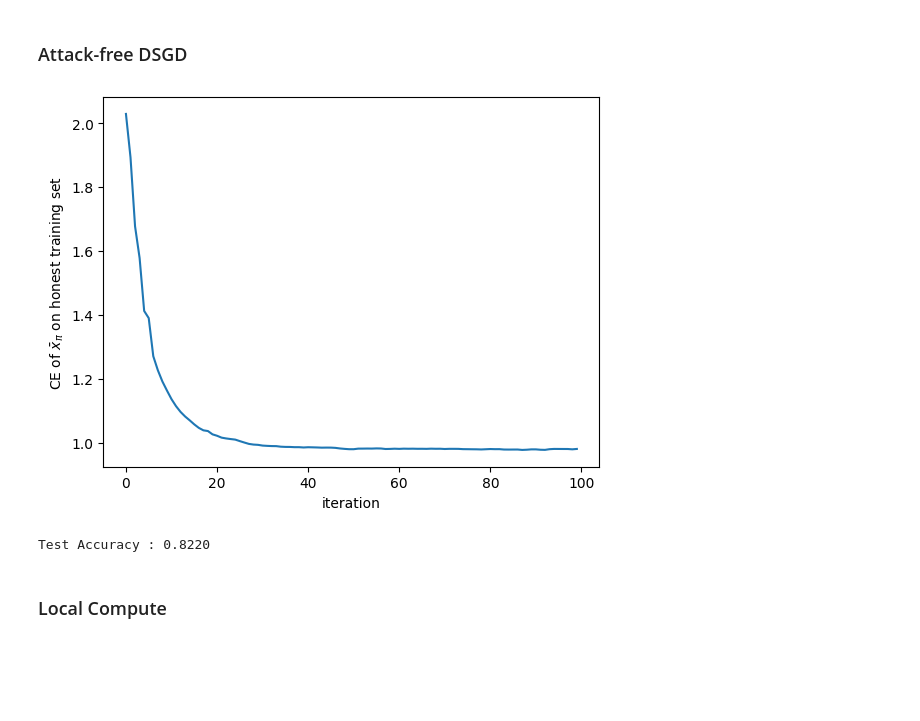
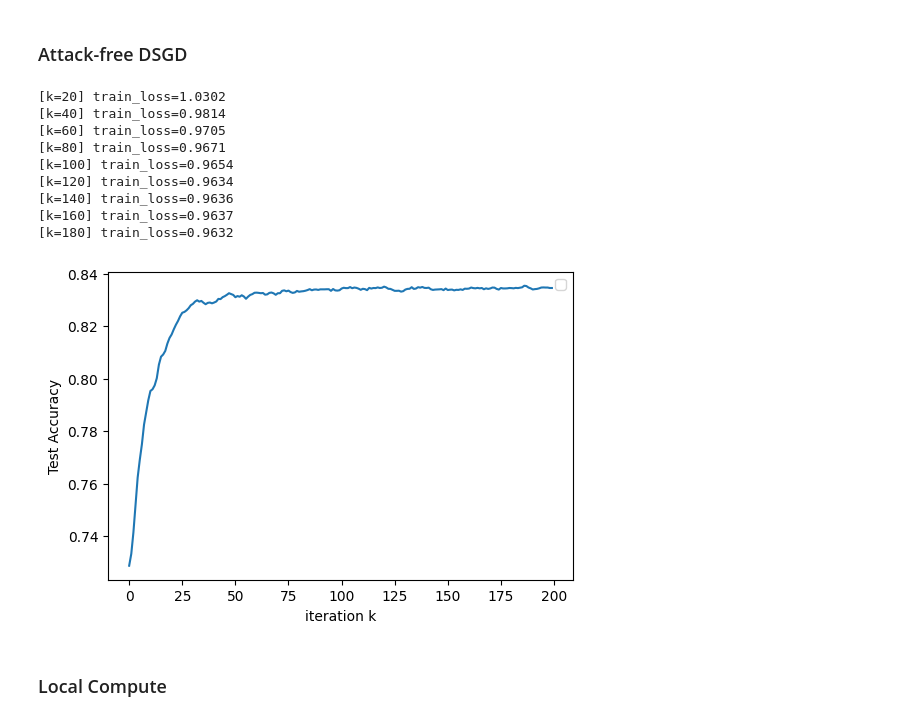
Before and after one commit to ardenpalme/Dissertation, a Jupyter notebook: main.ipynb, the cells around one changed output. Cells and saved outputs as stored; diff of their text form; code cells hidden in the pictures; blank space fills up the shorter version.

```diff
--- a/main.ipynb
+++ b/main.ipynb
@@ -712,29 +871,40 @@ def worker_DSGD(i, tar_node, tar_loss, models, int_models ):
 # %%
 # Run Setup
-tar_loss = list()
-tar_node = global_rng.integers(0,num_nodes)
+tar_metrics = list()
+tar_node = global_rng.integers(0, num_nodes)
 models.fill(0)
 int_models.fill(0)
 
-DSGD_threads = [threading.Thread(target=worker_DSGD, args=(i, tar_node, tar_loss, models, int_models)) for i in np.arange(num_nodes)]
+DSGD_threads = [threading.Thread(target=worker_DSGD,
+                                 args=(i, tar_node, tar_metrics, models, int_models, alphas))
+                for i in np.arange(num_nodes)]
 
 for t in DSGD_threads:
     t.start()
-
 for t in DSGD_threads:
     t.join()
+# %% [output]
+[k=20] train_loss=1.0302
+[k=40] train_loss=0.9814
+[k=60] train_loss=0.9705
+[k=80] train_loss=0.9671
+[k=100] train_loss=0.9654
+[k=120] train_loss=0.9634
+[k=140] train_loss=0.9636
+[k=160] train_loss=0.9637
+[k=180] train_loss=0.9632
-# %%
-plt.plot(tar_loss)
-plt.xlabel("iteration")
-plt.ylabel(r"CE of $\bar{x}_\pi$ on honest training set")
-plt.show()
-# %% [output]
-[figure, removed]
-# %%
-logits = np.hstack([global_preproc.transform(X_test), np.ones((X_test.shape[0], 1))]) @ models[tar_node]
-print(f"Test Accuracy : {(logits.argmax(1) == y_test).mean():.4f}")
-# %% [output]
-Test Accuracy : 0.8220
+# %%
+df = pd.DataFrame(tar_metrics)
+# %%
+fig, ax = plt.subplots(1,1,figsize=(6,4))
+iter_idx = np.arange(K)
+ax.plot(iter_idx, df['test_acc'])
+ax.set_xlabel('iteration k')
+ax.set_ylabel('Test Accuracy')
+ax.legend()
+plt.show()
+# %% [output]
+[figure, added]
 # %% [markdown]
 ### Local Compute
 # %%
```
Also changed, not shown: parts of 32 cells of this notebook.
